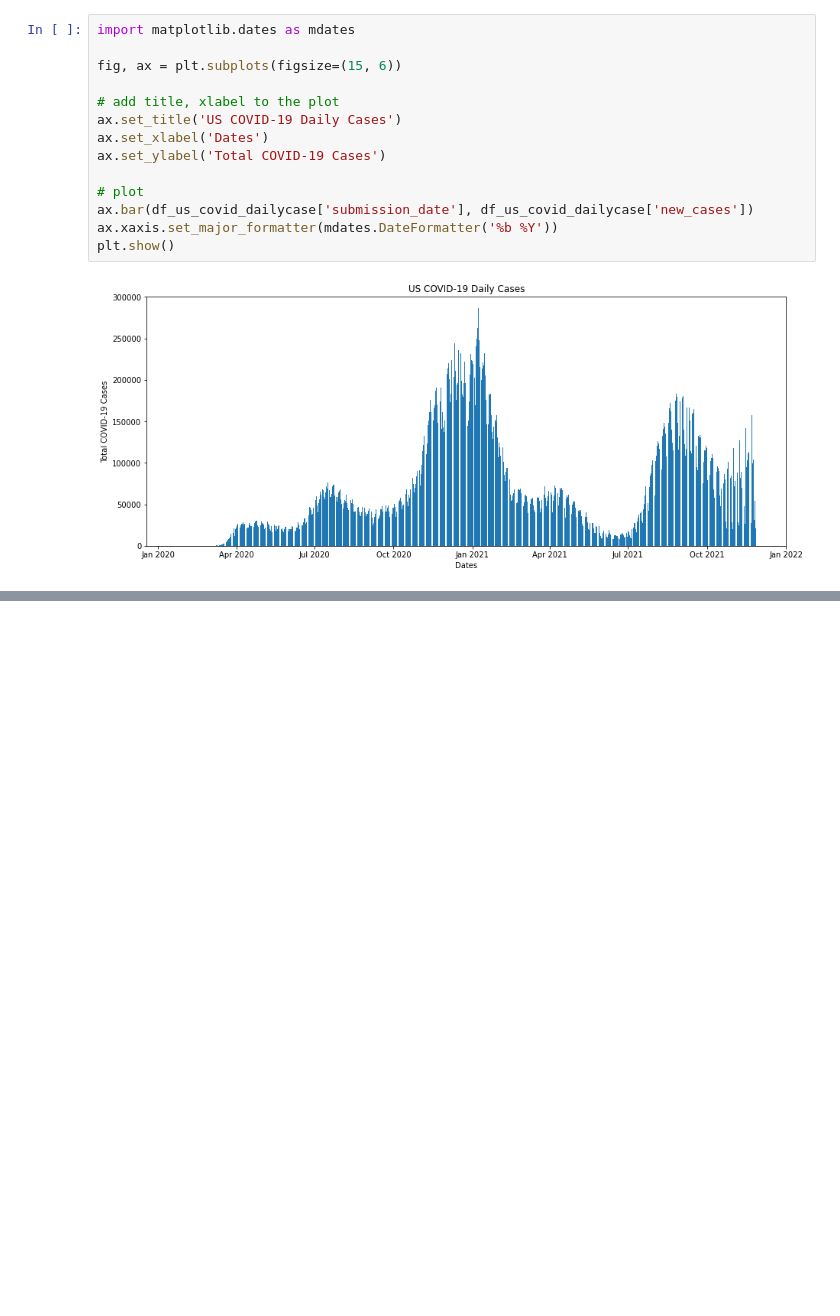
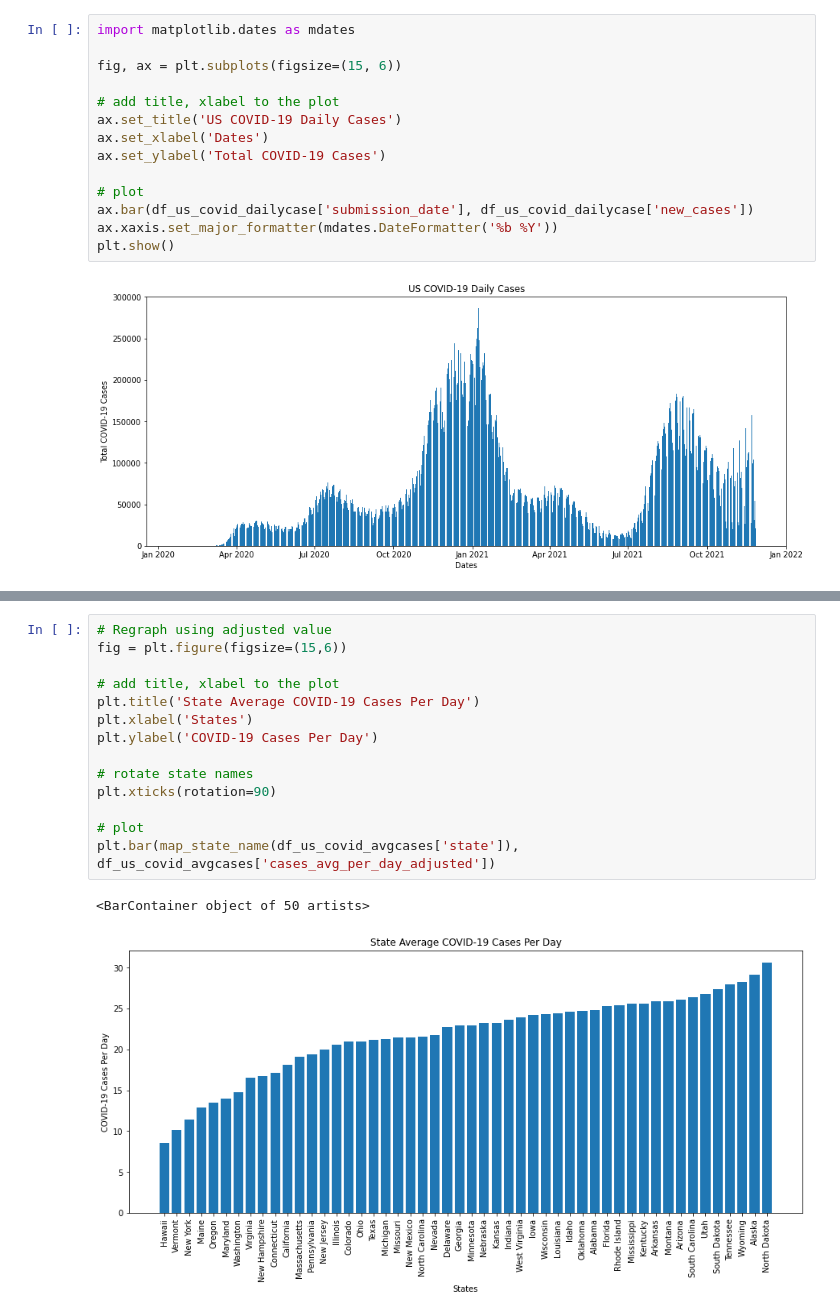
Before and after one commit to milanix13/project41, a Jupyter notebook: Hypothesis_Test.ipynb, the cells around one changed output, grey strips where cells are left out. Saved outputs shown, nothing was run; the diff lists cells and outputs as text; blank space fills up the shorter version.

```diff
--- a/Hypothesis_Test.ipynb
+++ b/Hypothesis_Test.ipynb
@@ -333,0 +328,17 @@ df_us_covid_avgcases.head()
+# %%
+# Regraph using adjusted value
+fig = plt.figure(figsize=(15,6))
+
+# add title, xlabel to the plot
+plt.title('State Average COVID-19 Cases Per Day')
+plt.xlabel('States')
+plt.ylabel('COVID-19 Cases Per Day')
+
+# rotate state names
+plt.xticks(rotation=90)
+
+# plot
+plt.bar(map_state_name(df_us_covid_avgcases['state']), df_us_covid_avgcases['cases_avg_per_day_adjusted'])
+# %% [output]
+<BarContainer object of 50 artists>
+[figure, added]
```
Also changed, not shown: parts of 18 cells of this notebook.
